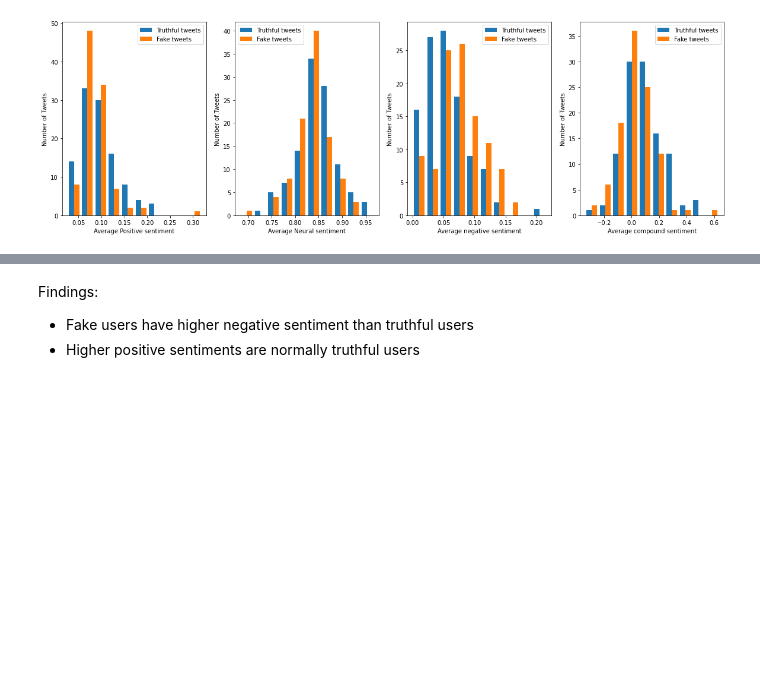
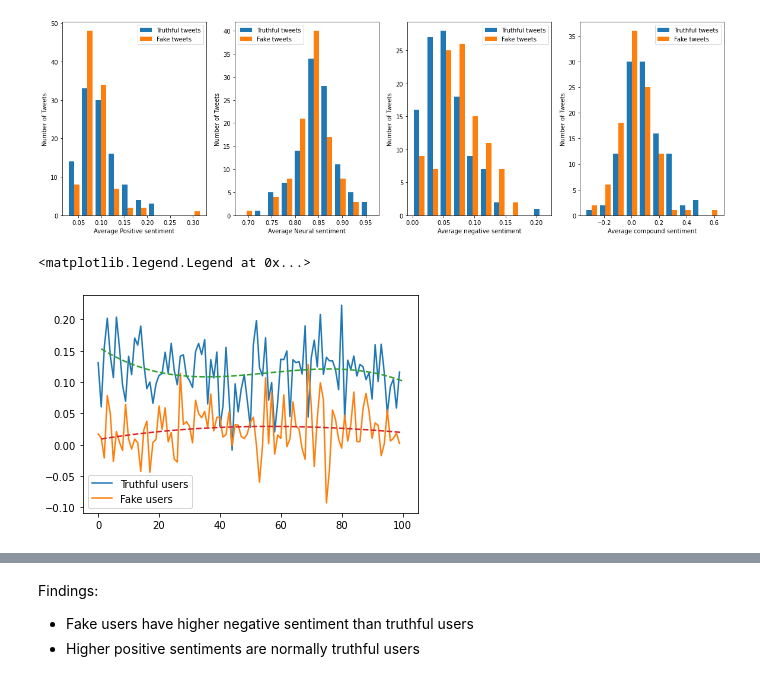
Before and after one commit to Fake-News-Profiling/fnp-models, a Jupyter notebook: classifier/investigate_dataset.ipynb, the cells around one changed output, grey strips where cells are left out. Drawn from its saved outputs; the diff is of its cells as text; code cells hidden in the pictures; blank space fills up the shorter version.

Commit message:
Improved readability and sentiment statistical models

```diff
--- a/classifier/investigate_dataset.ipynb
+++ b/classifier/investigate_dataset.ipynb
@@ -512,3 +512,26 @@ ax[3].set_xlabel("Average compound sentiment")
 # %% [output]
 Text(0.5, 0, 'Average compound sentiment')
 [figure]
+# %%
+# Plot average sentiment of truthful tweets compared to fake tweets
+def average_compound_scores(data_array):
+    return np.mean([
+        [sentiment_analyzer.polarity_scores(tweet)['compound'] for tweet in user_tweets]
+        for user_tweets in data_array
+    ], axis=0)
+
+truthful_average_sentiment = average_compound_scores(data.loc[data['truth_value'] == '0'].iloc[:, 2:].values)
+fake_average_sentiment = average_compound_scores(data.loc[data['truth_value'] == '1'].iloc[:, 2:].values)
+# %%
+x = range(1, 101)
+degree = 3
+tfit = np.poly1d(np.polyfit(x, truthful_average_sentiment, degree))
+ffit = np.poly1d(np.polyfit(x, fake_average_sentiment, degree))
+# %%
+plt.plot(truthful_average_sentiment, label="Truthful users")
+plt.plot(fake_average_sentiment, label="Fake users")
+plt.plot(x, tfit(x), '--', x, ffit(x), '--')
+plt.legend()
+# %% [output]
+<matplotlib.legend.Legend at 0x...>
+[figure, added]
```
Also changed, not shown: parts of 4 cells of this notebook, 2 other files.
